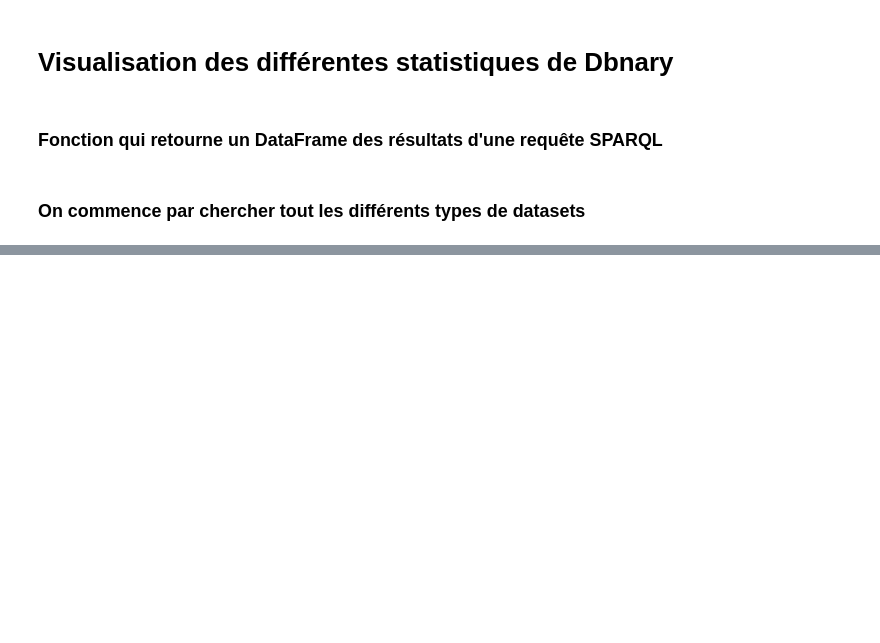
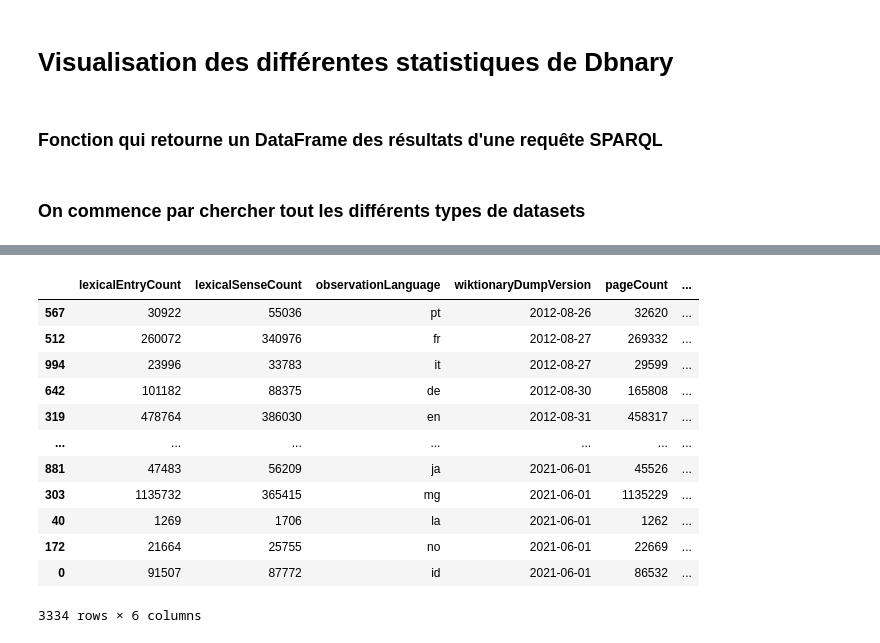
Before and after one commit to tristansaminadayar/pandas-datacube, a Jupyter notebook: search/notbooks/Version2.ipynb, the cells around one changed output, grey strips where cells are left out. Saved outputs shown, nothing was run; the diff lists cells and outputs as text; code cells hidden in the pictures; blank space fills up the shorter version.

```diff
--- a/search/notbooks/Version2.ipynb
+++ b/search/notbooks/Version2.ipynb
@@ -194,0 +262,25 @@ res.serialize(format="json").decode("utf-8")
+# %%
+data = DataFrame.sort_values(by='wiktionaryDumpVersion')
+data[["translationsCount", "lexicalEntryCount", "lexicalSenseCount", "pageCount"]] = data[["translationsCount", "lexicalEntryCount", "lexicalSenseCount", "pageCount"]].astype(int)
+def transformation_date(date: int) -> str:
+    date = str(date)
+    return date[:4] + '-' + date[4:6] + '-' + date[6:]
+
+data["wiktionaryDumpVersion"] = data["wiktionaryDumpVersion"].map(transformation_date)
+data["lexicalEntryCount"] = pd.to_numeric(data["lexicalEntryCount"])
+
+data
+# %% [output]
+|  | lexicalEntryCount | lexicalSenseCount | observationLanguage | wiktionaryDumpVersion | pageCount | ... |
+| 567 | 30922 | 55036 | pt | 2012-08-26 | 32620 | ... |
+| 512 | 260072 | 340976 | fr | 2012-08-27 | 269332 | ... |
+| 994 | 23996 | 33783 | it | 2012-08-27 | 29599 | ... |
+| 642 | 101182 | 88375 | de | 2012-08-30 | 165808 | ... |
+| 319 | 478764 | 386030 | en | 2012-08-31 | 458317 | ... |
+| ... | ... | ... | ... | ... | ... | ... |
+| 881 | 47483 | 56209 | ja | 2021-06-01 | 45526 | ... |
+| 303 | 1135732 | 365415 | mg | 2021-06-01 | 1135229 | ... |
+| 40 | 1269 | 1706 | la | 2021-06-01 | 1262 | ... |
+| 172 | 21664 | 25755 | no | 2021-06-01 | 22669 | ... |
+| 0 | 91507 | 87772 | id | 2021-06-01 | 86532 | ... |
+3334 rows × 6 columns
```
Also changed, not shown: parts of 16 cells of this notebook, 2 other files.
